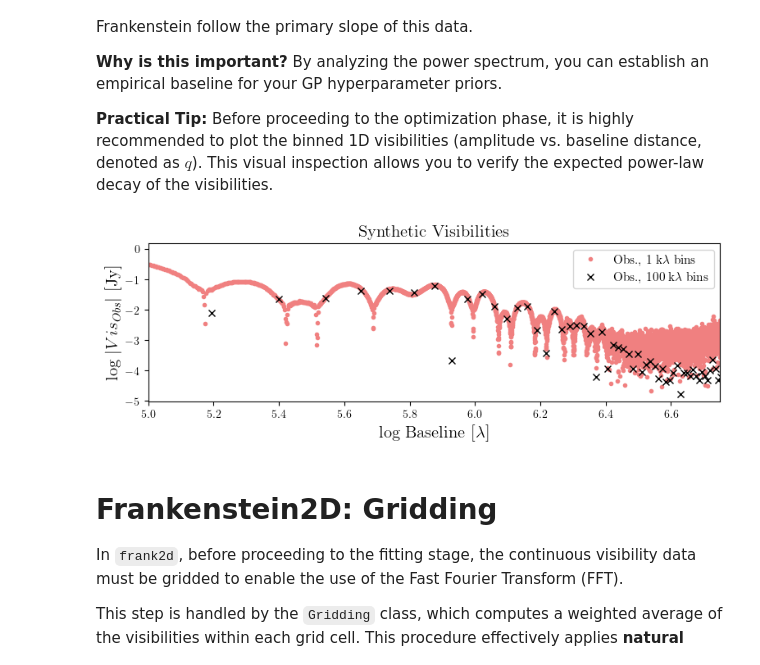
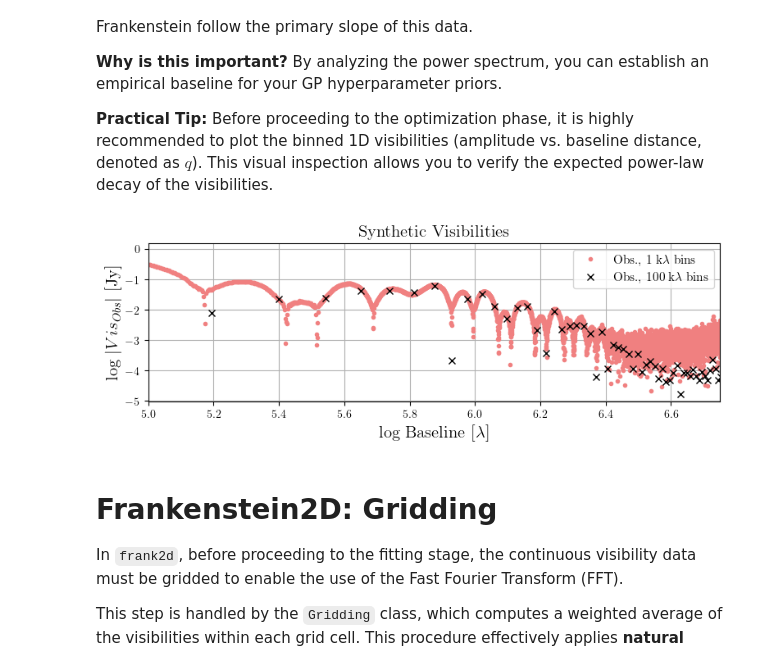
Before and after one commit to mariajmellado/frank2d, a Jupyter notebook: Tutorials/01_inspect_data.ipynb, the cells around one changed output. Cells and saved outputs as stored; diff of their text form; code cells hidden in the pictures.

```diff
--- a/Tutorials/01_inspect_data.ipynb
+++ b/Tutorials/01_inspect_data.ipynb
@@ -115,34 +115,35 @@ bin_widths=[1e3, 1e5]
 u, v = uvtable['u'], uvtable['v']
 Vis = uvtable['vis']
 Weights = uvtable['weights']
 
 baselines = np.hypot(u, v)
 binned_vis = UVDataBinner(baselines, Vis, Weights, bin_widths[0])
 logx = np.log10(binned_vis.uv)
 logy = np.log10(np.abs(binned_vis.V))
 
 binned_vis2 = UVDataBinner(baselines, Vis, Weights, bin_widths[1])
 logx2 = np.log10(binned_vis2.uv)
 logy2 = np.log10(np.abs(binned_vis2.V))
 
 
 lgx = np.log10(np.geomspace(np.sort(baselines)[1], baselines.max(), 1000))
 
 
 cs, ms = ['#a4a4a4', 'k'], ['.', 'x']
 
 plt.figure(figsize=(9, 2.5))
 plt.plot(logx, logy, marker=ms[0], ls='None', c ='lightcoral', label=r'Obs., {:.0f} k$\lambda$ bins'.format(bin_widths[0]/1e3))
 plt.plot(logx2, logy2, c=cs[1], marker=ms[1], ls='None', label=r'Obs., {:.0f} k$\lambda$ bins'.format(bin_widths[1]/1e3))
 
 plt.xlabel(r'log Baseline [$\lambda$]', size=15)
 plt.ylabel(r'log $|Vis_{Obs}|$ [Jy]', size=15)
 plt.legend(loc = 'best', fontsize=11)
 plt.title("Synthetic Visibilities", size=15)
 plt.xlim(5, 6.75)
+plt.grid()
 plt.show()
 # %% [output]
-[figure, old version]
+[figure, new version]
 # %% [markdown]
 # Frankenstein2D: Gridding
 
```
Also changed, not shown: parts of 3 cells of this notebook, 11 other files.
